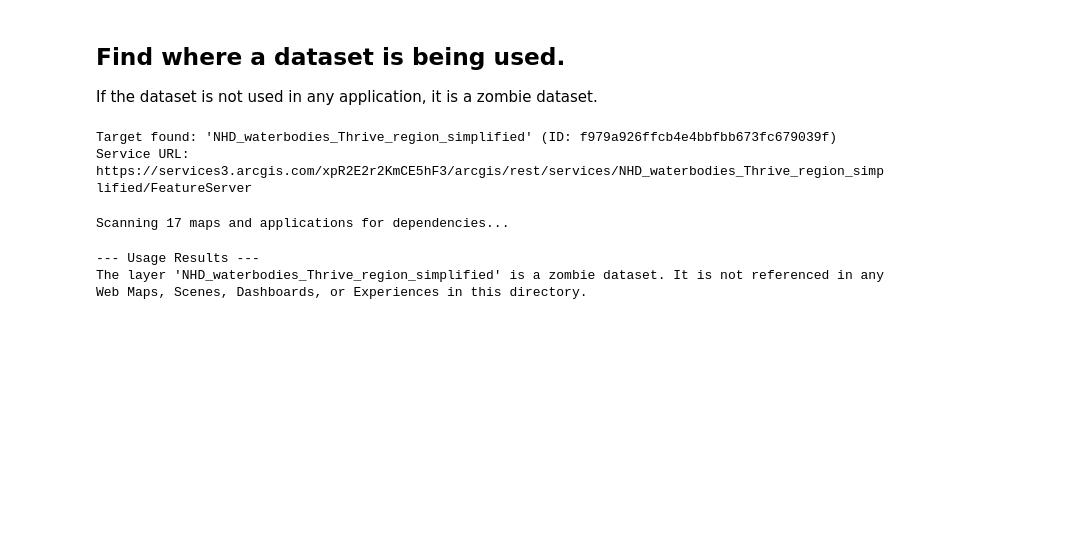
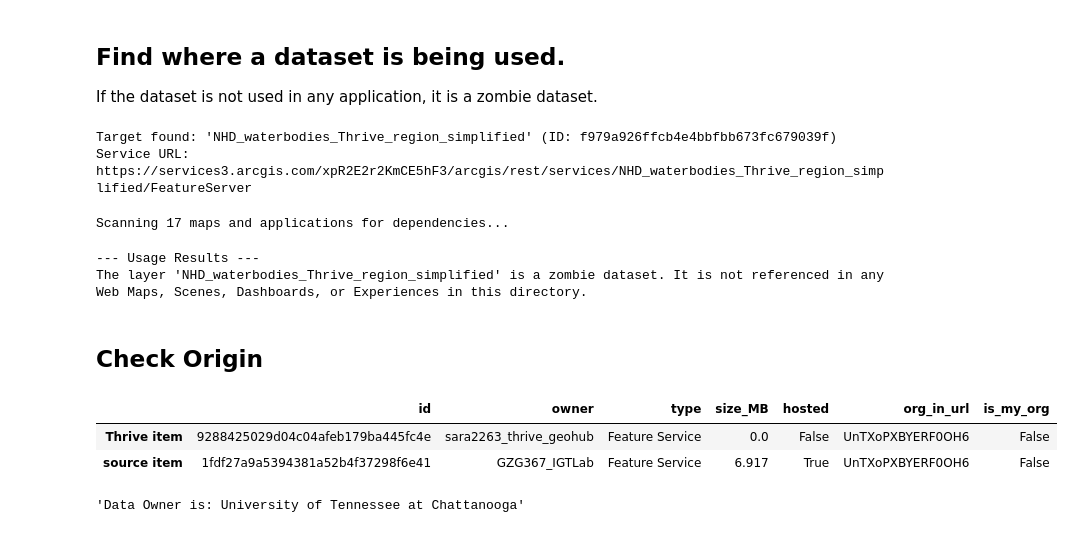
Before and after one commit to cankadir/thrive-data-portal, a Jupyter notebook: PY/Query-EsriContent.ipynb, the cells around one changed output. Cells and saved outputs as stored; diff of their text form; code cells hidden in the pictures; blank space fills up the shorter version.

```diff
--- a/PY/Query-EsriContent.ipynb
+++ b/PY/Query-EsriContent.ipynb
@@ -219,3 +230,41 @@ Service URL: https://services3.arcgis.com/xpR2E2r2KmCE5hF3/arcgis/rest/services/
 Scanning 17 maps and applications for dependencies...
 --- Usage Results ---
 The layer 'NHD_waterbodies_Thrive_region_simplified' is a zombie dataset. It is not referenced in any Web Maps, Scenes, Dashboards, or Experiences in this directory.
+# %% [markdown]
+## Check Origin
+# %%
+from arcgis.gis import GIS
+
+import warnings, requests, pandas as pd
+warnings.filterwarnings("ignore") #stupid esri warnings,
+
+THRIVE_ITEM = "9288425029d04c04afeb179ba445fc4e"   # the 0.0 MB item in Thrive Contents
+my_org = gis.properties.id                         # Thrive's own org id
+
+def org_from_url(u):
+    return u.split("/")[3] if u and "/arcgis/rest" in u else None
+
+item = gis.content.get(THRIVE_ITEM)
+url  = item.url or item.layers[0].url
+svc  = requests.get(url, params={"f": "json"}, verify=False).json()
+
+src_id = svc["serviceItemId"]     # the service tells us which item owns the data
+src    = gis.content.get(src_id)
+
+def row(it, u):
+    return dict(id=it.id, owner=it.owner, type=it.type,
+                size_MB=round(it.size/1048576, 3),
+                hosted="Hosted Service" in (it.typeKeywords or []),
+                org_in_url=org_from_url(u), is_my_org=org_from_url(u) == my_org)
+
+display( pd.DataFrame( {"Thrive item": row(item, url),"source item": row(src, src.url)}).T )
+org = url.split("/")[3]
+org_info = requests.get(f"https://www.arcgis.com/sharing/rest/portals/{org}",
+                params={"f":"json"}, verify=False).json()
+
+display( f"Data Owner is: {org_info['name']}" )
+# %% [output]
+|  | id | owner | type | size_MB | hosted | org_in_url | is_my_org |
+| Thrive item | 9288425029d04c04afeb179ba445fc4e | sara2263_thrive_geohub | Feature Service | 0.0 | False | UnTXoPXBYERF0OH6 | False |
+| source item | 1fdf27a9a5394381a52b4f37298f6e41 | GZG367_IGTLab | Feature Service | 6.917 | True | UnTXoPXBYERF0OH6 | False |
+'Data Owner is: University of Tennessee at Chattanooga'
```
Also changed, not shown: parts of 6 cells of this notebook.
